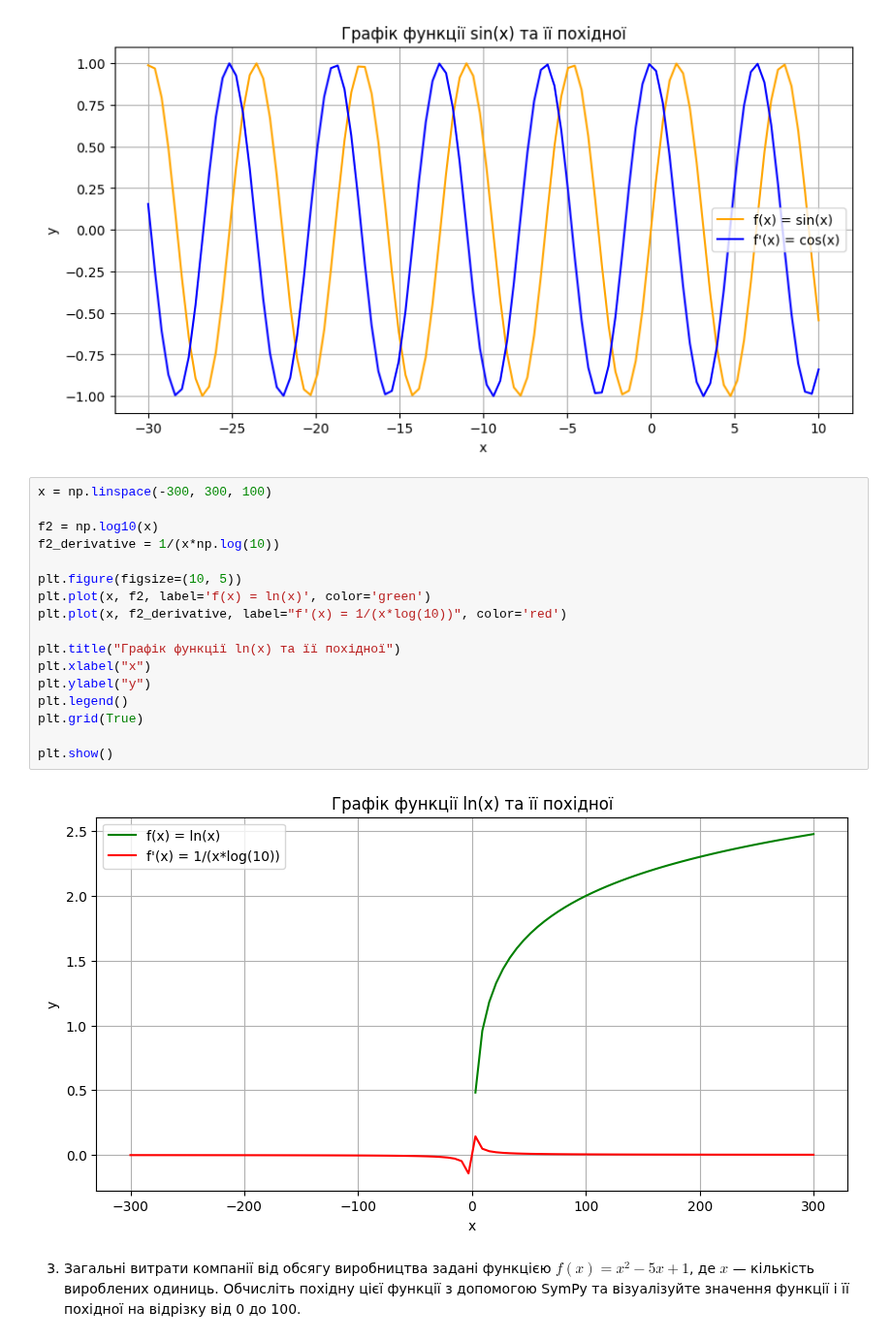
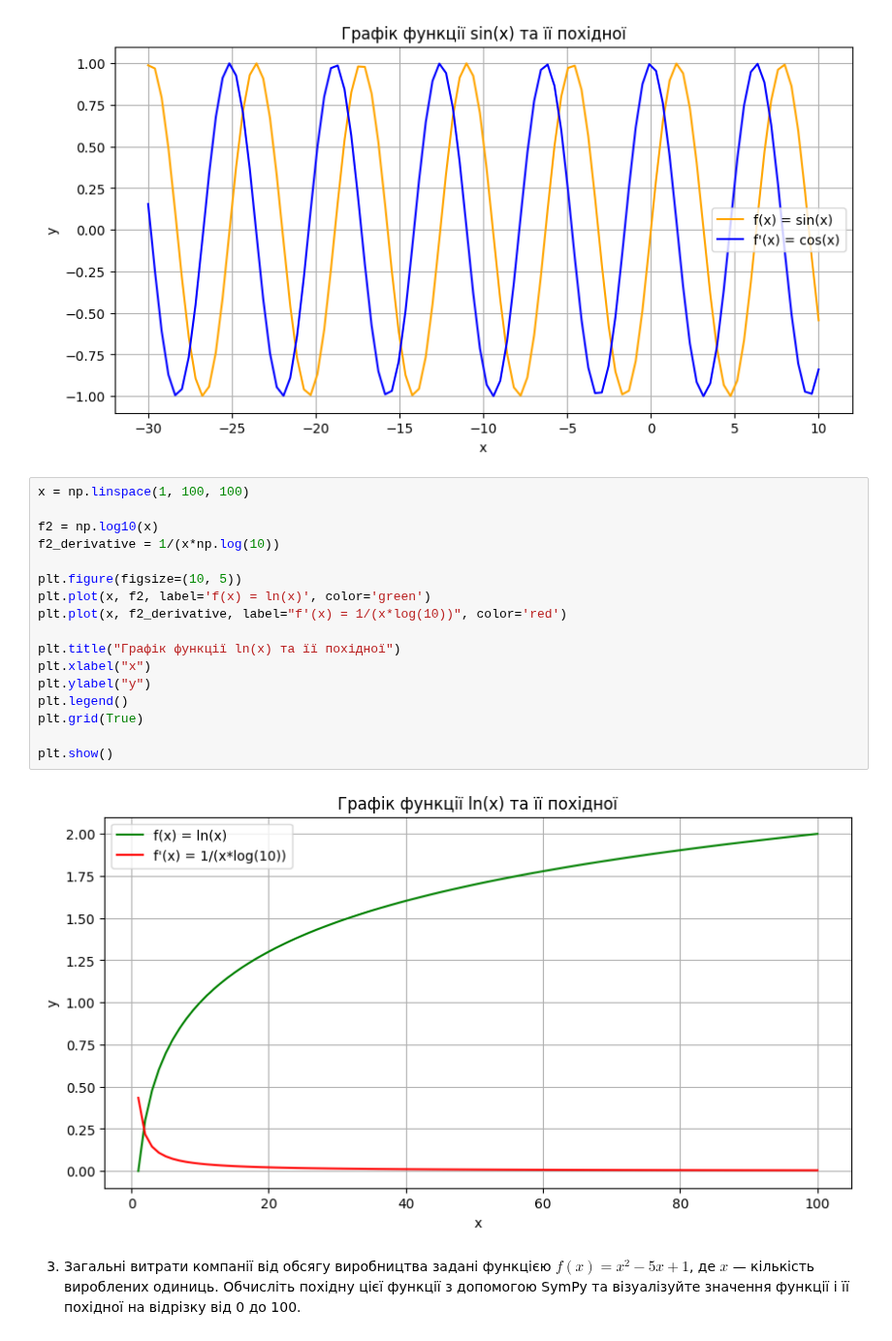
Before and after one commit to o-semenkova/ml_home_tasks, a Jupyter notebook: HW_2_1_Функції_і_похідні.ipynb, the cells around one changed output. Shown at 97% size. Drawn from its saved outputs; the diff is of its cells as text.

```diff
--- a/HW_2_1_Функції_і_похідні.ipynb
+++ b/HW_2_1_Функції_і_похідні.ipynb
@@ -128,24 +128,24 @@ plt.show()
 # %% [output]
 [figure]
 # %%
-x = np.linspace(-300, 300, 100)
+x = np.linspace(1, 100, 100)
 
 f2 = np.log10(x)
 f2_derivative = 1/(x*np.log(10))
 
 plt.figure(figsize=(10, 5))
 plt.plot(x, f2, label='f(x) = ln(x)', color='green')
 plt.plot(x, f2_derivative, label="f'(x) = 1/(x*log(10))", color='red')
 
 plt.title("Графік функції ln(x) та її похідної")
 plt.xlabel("x")
 plt.ylabel("y")
 plt.legend()
 plt.grid(True)
 
 plt.show()
 # %% [output]
-[figure, old version]
+[figure, new version]
 # %% [markdown]
 
 3. Загальні витрати компанії від обсягу виробництва задані функцією $ f(x) = x^2 - 5x + 1 $, де $ x $ — кількість вироблених одиниць. Обчисліть похідну цієї функції з допомогою SymPy та візуалізуйте значення функції і її похідної на відрізку від 0 до 100.
```
